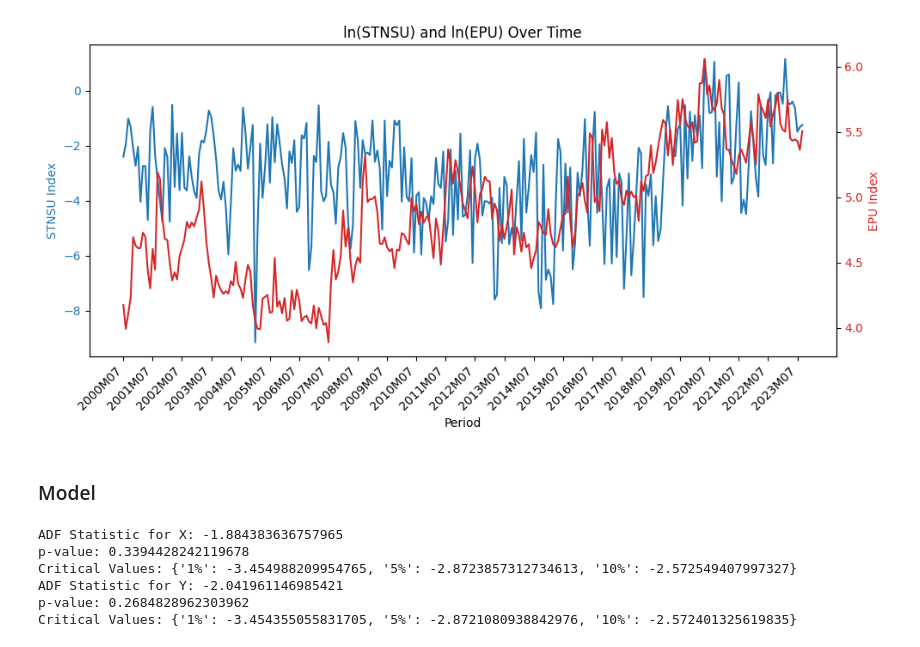
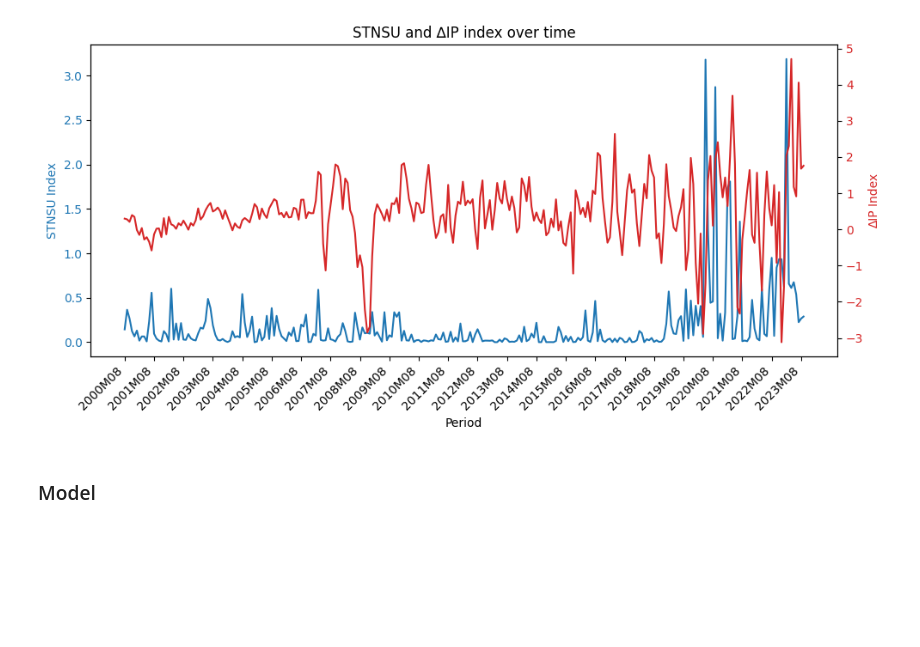
Before and after one commit to Sifan1997/Code_for_thesis, a Jupyter notebook: notebook/3_modelling.ipynb, the cells around one changed output. Cells and saved outputs as stored; diff of their text form; code cells hidden in the pictures; blank space fills up the shorter version.

```diff
--- a/notebook/3_modelling.ipynb
+++ b/notebook/3_modelling.ipynb
@@ -6,16 +6,19 @@ import statsmodels.api as sm
 from sklearn.preprocessing import StandardScaler
 # %%
 uncertainty = pd.read_csv('../data/processed/uncertainty_index.csv')
-epu = pd.read_csv('../data/processed/epu.csv', encoding='unicode_escape')
+ip = pd.read_csv('../data/processed/ip_index.csv', encoding='unicode_escape')
 
-data = pd.merge(uncertainty,epu,on='period')
+data = pd.merge(uncertainty,ip,on='period')
 
 # Set 'period' as the index
 data.set_index('period', inplace=True)
 
 # Take the natural logarithm of both Y and X
-data['ln_EPU'] = np.log(data['GEPU_current'])
-data['ln_STNSU'] = np.log(data['uncertainty'])
+# data['ln_EPU'] = np.log(data['IQ21320'])
+# data['ln_STNSU'] = np.log(data['uncertainty'])
+# Create a new column 'y_diff' representing the difference (lagged by 1 period) of 'y'
+data['ip_diff'] = data['ip'].diff()
+data.dropna(inplace=True)
 
-data.head()
+data
 # %% [output]
@@ -29,32 +39,32 @@ data.head()
 # %%
 
 # Plotting
 fig, ax1 = plt.subplots(figsize=(10, 5))
 
 # Plot the first time series on the left y-axis (ax1)
 color = 'tab:blue'
 ax1.set_xlabel('Period')
 ax1.set_ylabel('STNSU Index', color=color)
-ax1.plot(data.index, data['ln_STNSU'], color=color)
+ax1.plot(data.index, data['uncertainty'], color=color)
 ax1.tick_params(axis='y', labelcolor=color)
 
 # Create a second y-axis (ax2) on the right
 ax2 = ax1.twinx()
 color = 'tab:red'
-ax2.set_ylabel('EPU Index', color=color)
-ax2.plot(data.index, data['ln_EPU'], color=color)
+ax2.set_ylabel('∆IP Index', color=color)
+ax2.plot(data.index, data['ip_diff'], color=color)
 ax2.tick_params(axis='y', labelcolor=color)
 
 # Set x-axis ticks at intervals of 12 periods and rotate x-labels
 ax1.set_xticks(data.index[::12])
 ax1.set_xticklabels(data.index[::12], rotation=45, ha='right')
 
 # Show the plot
-plt.title('ln(STNSU) and ln(EPU) Over Time')
+plt.title('STNSU and ∆IP index over time')
 plt.tight_layout()
 plt.show()
 # %% [output]
-[figure, old version]
+[figure, new version]
 # %% [markdown]
 ### Model
 # %%
@@ -64,28 +73,0 @@ X = data['ln_STNSU']
-# %%
-import pandas as pd
-from statsmodels.tsa.stattools import adfuller
-import matplotlib.pyplot as plt
-
-# Assuming X and Y are your time series data
-# Example:
-# X = pd.Series(...)
-# Y = pd.Series(...)
-
-def adf_test(series, name=""):
-    result = adfuller(series, autolag='AIC')
-    print(f'ADF Statistic for {name}: {result[0]}')
-    print(f'p-value: {result[1]}')
-    print(f'Critical Values: {result[4]}')
-
-# Perform ADF test for X
-adf_test(X, name="X")
-
-# Perform ADF test for Y
-adf_test(Y, name="Y")
-# %% [output]
-ADF Statistic for X: -1.884383636757965
-p-value: 0.3394428242119678
-Critical Values: {'1%': -3.454988209954765, '5%': -2.8723857312734613, '10%': -2.572549407997327}
-ADF Statistic for Y: -2.041961146985421
-p-value: 0.2684828962303962
-Critical Values: {'1%': -3.454355055831705, '5%': -2.8721080938842976, '10%': -2.572401325619835}
```
Also changed, not shown: parts of 10 cells of this notebook, 3 other files.
